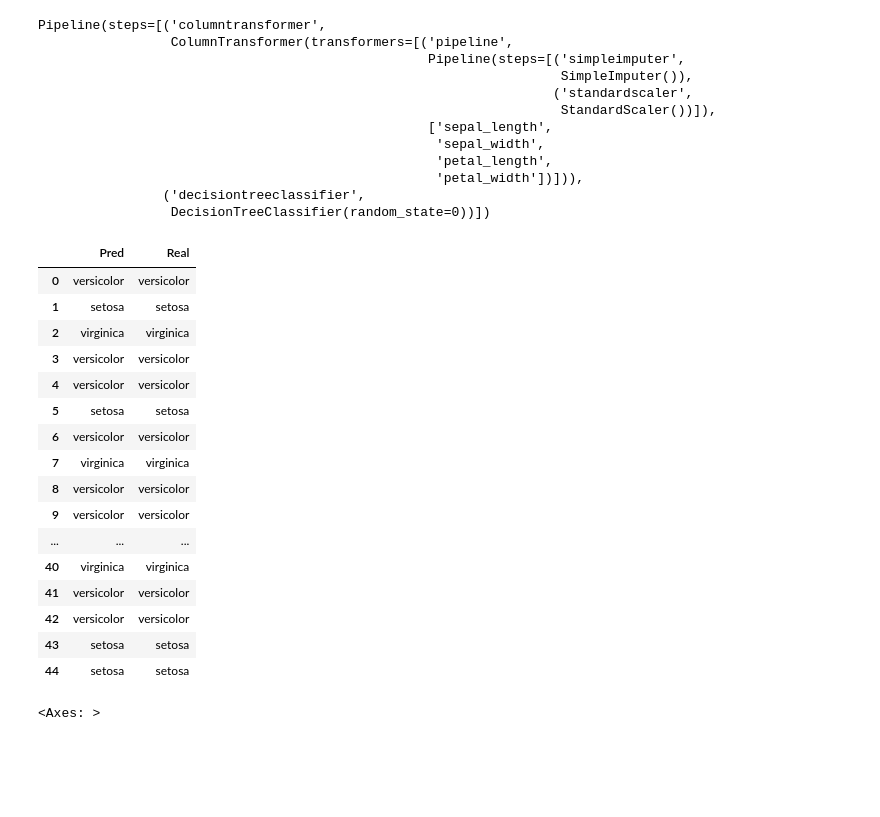
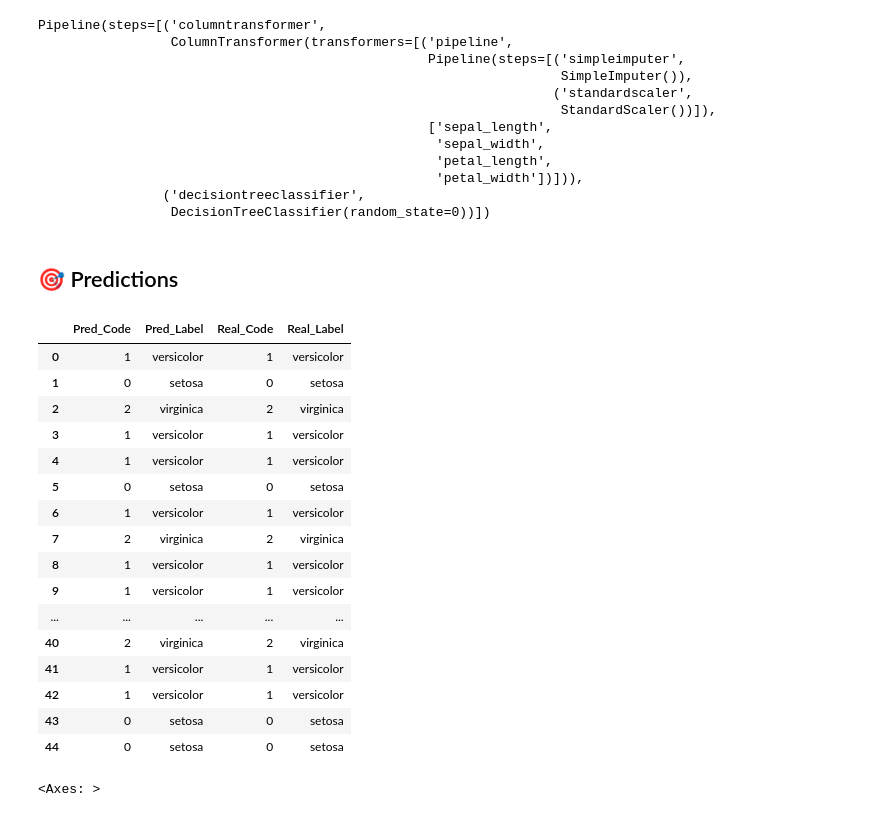
Before and after one commit to ranjith-rjh/machine-learning, a Jupyter notebook: iris-classifier.ipynb, the cells around one changed output. Cells and saved outputs as stored; diff of their text form; code cells hidden in the pictures; blank space fills up the shorter version.

```diff
--- a/iris-classifier.ipynb
+++ b/iris-classifier.ipynb
@@ -97,5 +102,15 @@ num_pipeline = make_pipeline(SimpleImputer(strategy='mean'), StandardScaler())
 # %%
+# Create the transformer
+
+# In this case we dont have categorical features
+# In case we had, this is how to proceed
 preprocessor = make_column_transformer(
-        (num_pipeline, num_cols)
+        (num_pipeline, num_cols),
+        (cat_pipeline, cat_pipeline)
 )
+
+# In this case, we will remain with the following preprocessor
+preprocessor = make_column_transformer(
+        (num_pipeline, num_cols),
+)
 # %%
@@ -114,29 +130,34 @@ Pipeline(steps=[('columntransformer',
                                                    'petal_width'])])),
                 ('decisiontreeclassifier',
                  DecisionTreeClassifier(random_state=0))])
+# %% [markdown]
+## 🎯 Predictions
 # %%
 y_pred = model.predict(X_test)
 # %%
+# Compare results
 pd.DataFrame({
-    'Pred' : le.inverse_transform(y_pred),
-    'Real' : le.inverse_transform(y_test)
+    'Pred_Code' : y_pred,
+    'Pred_Label' : le.inverse_transform(y_pred),
+    'Real_Code' : y_test,
+    'Real_Label' : le.inverse_transform(y_test),
 })
 # %% [output]
-|  | Pred | Real |
-| 0 | versicolor | versicolor |
-| 1 | setosa | setosa |
-| 2 | virginica | virginica |
-| 3 | versicolor | versicolor |
-| 4 | versicolor | versicolor |
-| 5 | setosa | setosa |
-| 6 | versicolor | versicolor |
-| 7 | virginica | virginica |
-| 8 | versicolor | versicolor |
-| 9 | versicolor | versicolor |
-| ... | ... | ... |
-| 40 | virginica | virginica |
-| 41 | versicolor | versicolor |
-| 42 | versicolor | versicolor |
-| 43 | setosa | setosa |
-| 44 | setosa | setosa |
+|  | Pred_Code | Pred_Label | Real_Code | Real_Label |
+| 0 | 1 | versicolor | 1 | versicolor |
+| 1 | 0 | setosa | 0 | setosa |
+| 2 | 2 | virginica | 2 | virginica |
+| 3 | 1 | versicolor | 1 | versicolor |
+| 4 | 1 | versicolor | 1 | versicolor |
+| 5 | 0 | setosa | 0 | setosa |
+| 6 | 1 | versicolor | 1 | versicolor |
+| 7 | 2 | virginica | 2 | virginica |
+| 8 | 1 | versicolor | 1 | versicolor |
+| 9 | 1 | versicolor | 1 | versicolor |
+| ... | ... | ... | ... | ... |
+| 40 | 2 | virginica | 2 | virginica |
+| 41 | 1 | versicolor | 1 | versicolor |
+| 42 | 1 | versicolor | 1 | versicolor |
+| 43 | 0 | setosa | 0 | setosa |
+| 44 | 0 | setosa | 0 | setosa |
 # %%
```
Also changed, not shown: parts of 12 cells of this notebook.
